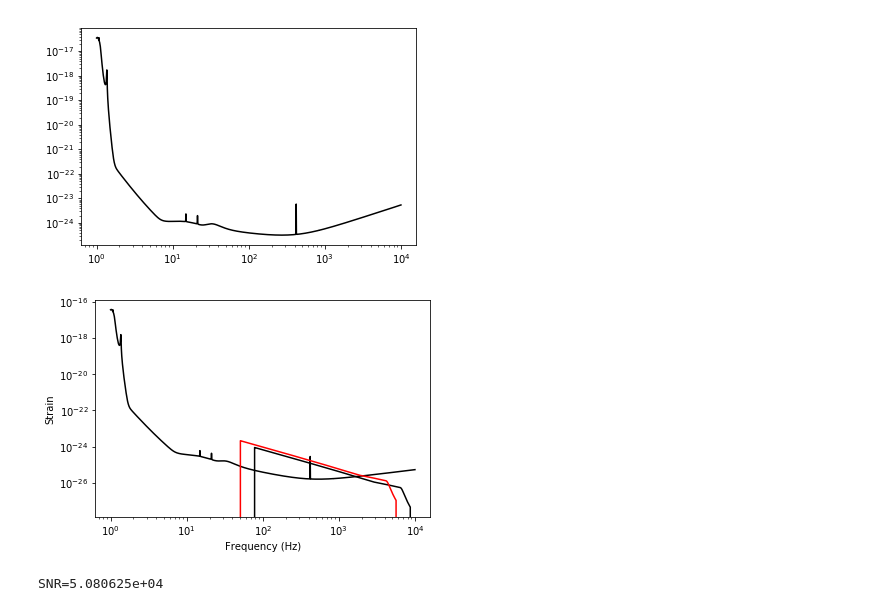
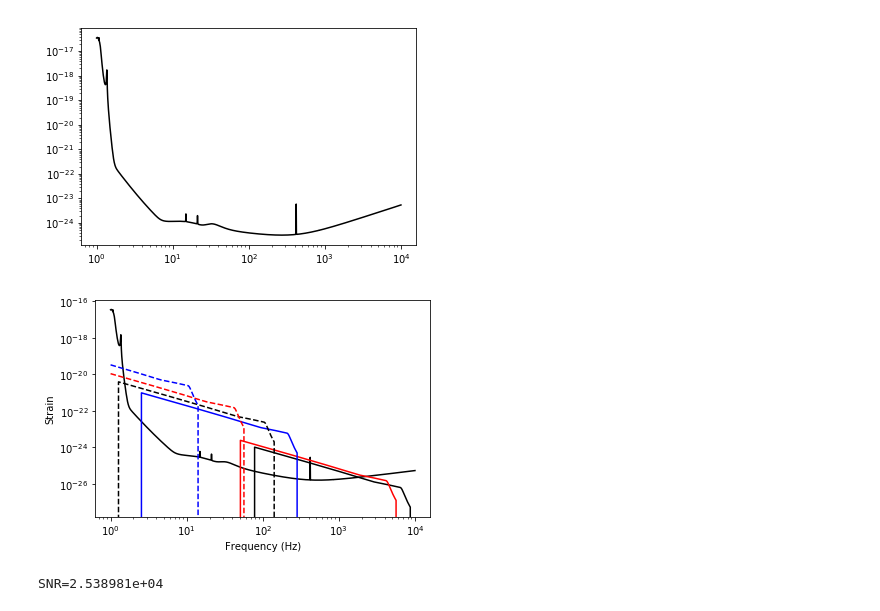
Before and after one commit to 13601121899/GWtoolbox_pathfinder, a Jupyter notebook: SNR_neutron.ipynb, the cells around one changed output. Saved outputs shown, nothing was run; the diff lists cells and outputs as text; code cells hidden in the pictures.

```diff
--- a/SNR_neutron.ipynb
+++ b/SNR_neutron.ipynb
@@ -107,7 +107,7 @@ def C(M1,M2,Deff,i,theta,phi,psi):
 #    (0.208333*eta)**0.5*np.sqrt((1.0+np.cos(i)**2)**2*F1(theta,phi,psi)[0]**2+\
 #                                4.0*np.cos(i)**2*F1(theta,phi,psi)[1]**2)
     #Deff=D/np.sqrt((0.5*(1.0+np.cos(i)**2))**2*F1(theta,phi,psi)[0]**2+np.cos(i)**2*F1(theta,phi,psi)[1]**2)
-    result=0.21*(GMsun*M)**0.83333/(Deff*DKPC)/c**1.5
+    result=0.21*(GMsun*M*0.435)**0.83333/(Deff*DKPC)/c**1.5
     return result
 Lorentz = lambda x1,x2,x3: 1.0/3.14159*0.5*x3/((x1-x2)**2+(0.5*x3)**2)
 def gamma(f,M1,M2,chi1,chi2): # the input value is with unit Hz
@@ -148,19 +148,19 @@ def gamma(f,M1,M2,chi1,chi2): # the input value is with unit Hz
         result=0
     return [result,f1/factor,f2/factor,f3/factor]
 # %%
-MM=[1.3,2]
+MM=[1.3,2,40,80,200,800]
 LS=['k-','r-','b-','k--','r--','b--']
 plt.xscale('log')
 plt.yscale('log')
 plt.xlabel('Frequency (Hz)')
 plt.ylabel('Strain')
 plt.plot(freq,noise3/np.sqrt(freq),'k-')
 #plt.ylim([1e-12,1e-10])
 for i in range(0,len(MM)):
     Signal=[C(MM[i],MM[i],1e6,0.,0.,0.,0.)*gamma(f,MM[i],MM[i],0.,0.)[0] for f in freq]
     plt.plot(freq,Signal,LS[i])
 # %% [output]
-[figure, old version]
+[figure, new version]
 # %%
 M0=1.5
 chi0=0
@@ -193,4 +193,4 @@ rhosq=4.0*C(M0,M0,D0,0,0,0,0)**2*rhosq[0]*1e48/factor
 rho=np.sqrt(rhosq)
 print("SNR=%e" % rho)
 # %% [output]
-SNR=5.080625e+04
+SNR=2.538981e+04
```
Also changed, not shown: parts of 9 cells of this notebook.
